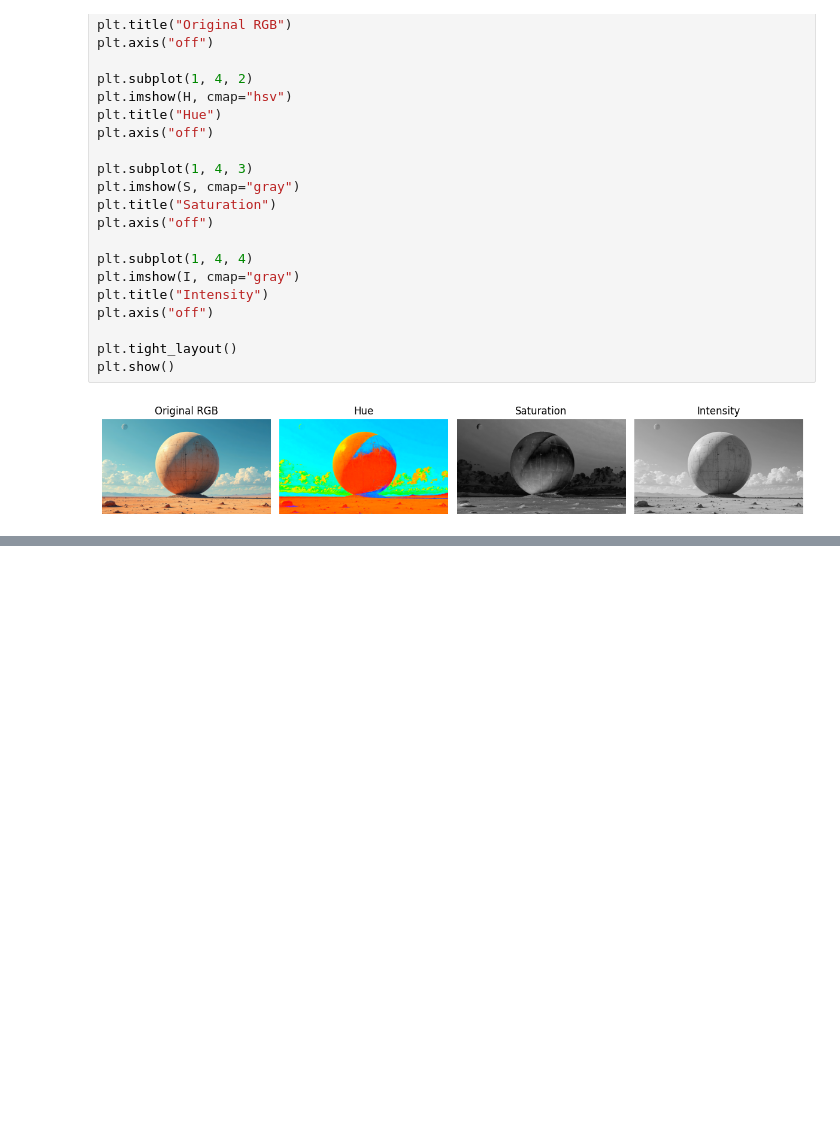
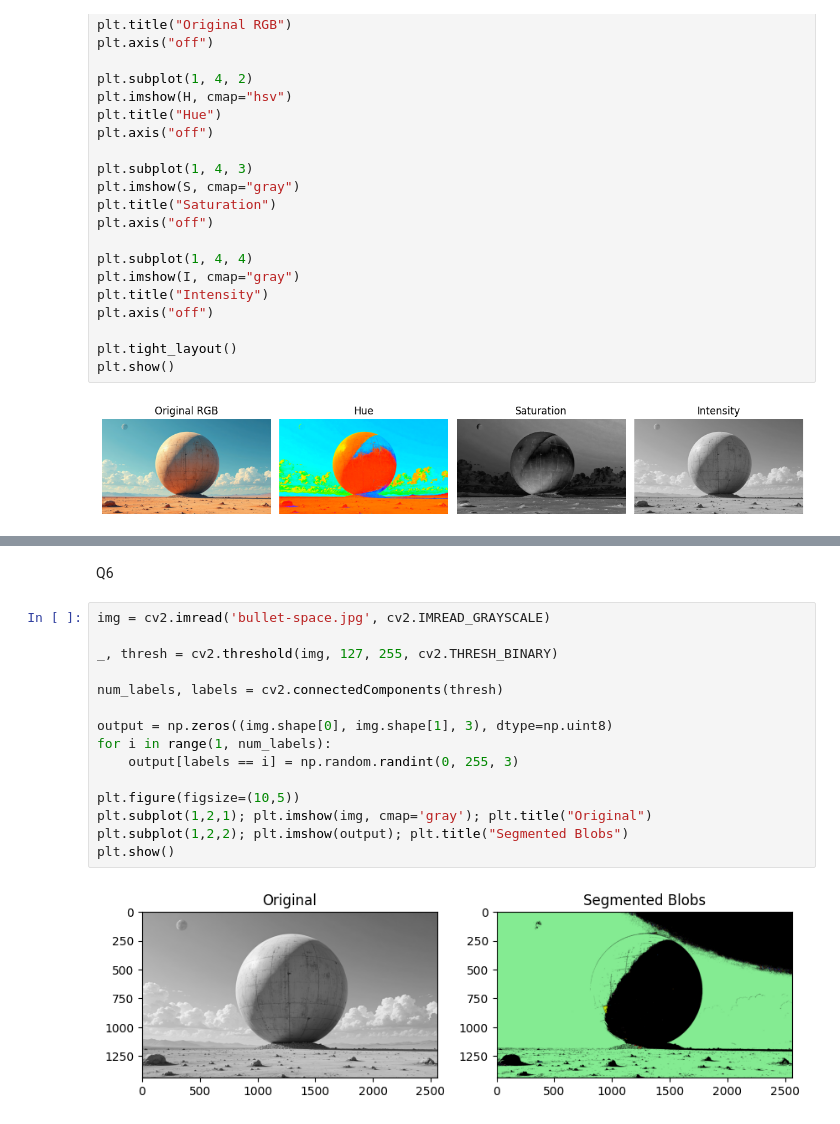
Before and after one commit to nazalnihad/Image_processing_lab, a Jupyter notebook: set_3.ipynb, the cells around one changed output, grey strips where cells are left out. Cells and saved outputs as stored; diff of their text form; blank space fills up the shorter version.

```diff
--- a/set_3.ipynb
+++ b/set_3.ipynb
@@ -175,0 +204,19 @@ plt.show()
+# %% [markdown]
+Q6
+# %%
+img = cv2.imread('bullet-space.jpg', cv2.IMREAD_GRAYSCALE)
+
+_, thresh = cv2.threshold(img, 127, 255, cv2.THRESH_BINARY)
+
+num_labels, labels = cv2.connectedComponents(thresh)
+
+output = np.zeros((img.shape[0], img.shape[1], 3), dtype=np.uint8)
+for i in range(1, num_labels):
+    output[labels == i] = np.random.randint(0, 255, 3)
+
+plt.figure(figsize=(10,5))
+plt.subplot(1,2,1); plt.imshow(img, cmap='gray'); plt.title("Original")
+plt.subplot(1,2,2); plt.imshow(output); plt.title("Segmented Blobs")
+plt.show()
+# %% [output]
+[figure, added]
```
Also changed, not shown: parts of 12 cells of this notebook.
